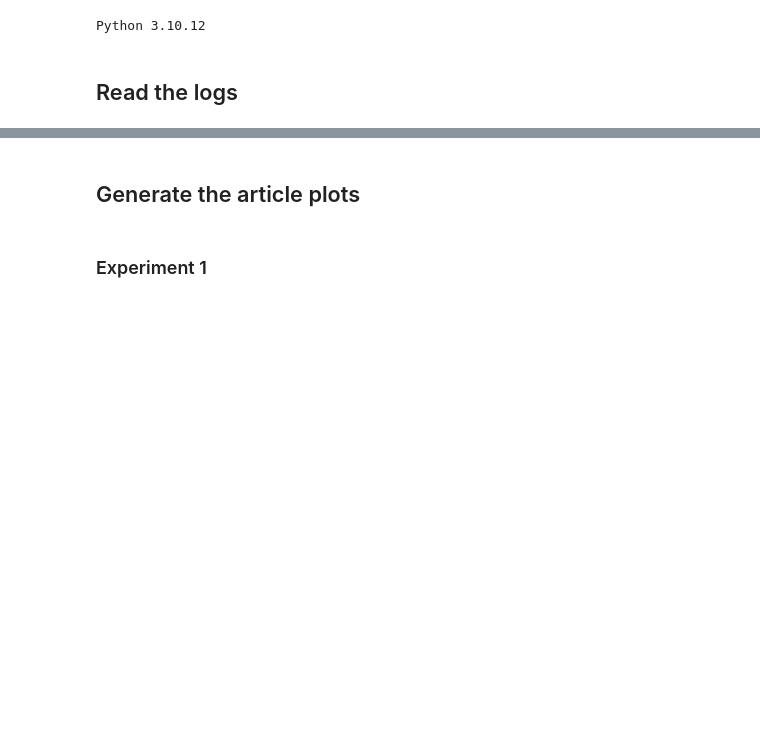
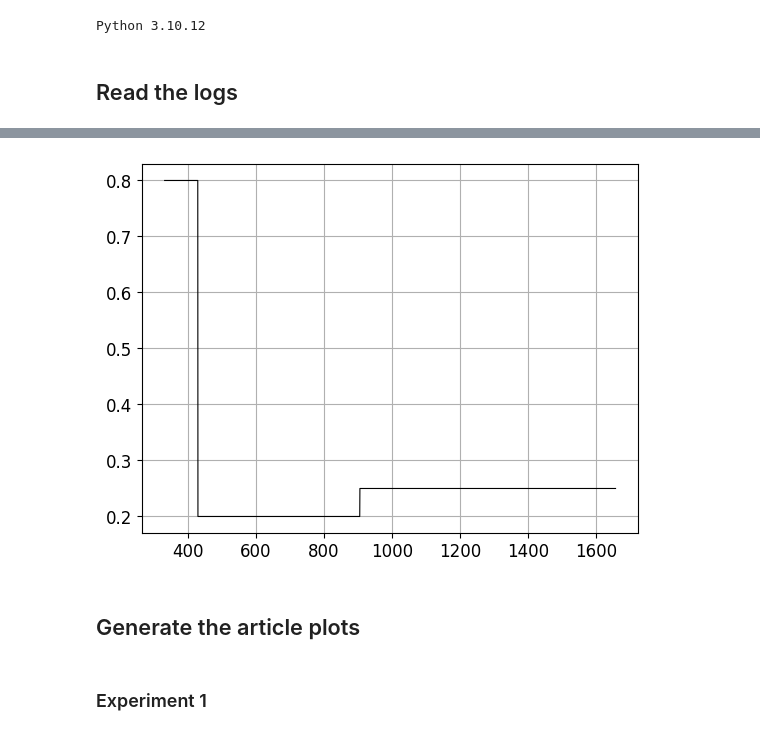
Before and after one commit to jesusBV20/gvf-ik, a Jupyter notebook: gvf_ik_art.ipynb, the cells around one changed output, grey strips where cells are left out. Saved outputs shown, nothing was run; the diff lists cells and outputs as text; code cells hidden in the pictures; blank space fills up the shorter version.

```diff
--- a/gvf_ik_art.ipynb
+++ b/gvf_ik_art.ipynb
@@ -87,3 +89,8 @@ plt.grid(True)
+# %%
+plt.plot(data_time, data_ke, "-k", markersize=2, lw=0.8)
+plt.grid(True)
+# %% [output]
+[figure, added]
 # %% [markdown]
 ## Generate the article plots
 # %% [markdown]
```
Also changed, not shown: parts of 8 cells of this notebook, 4 other files.
